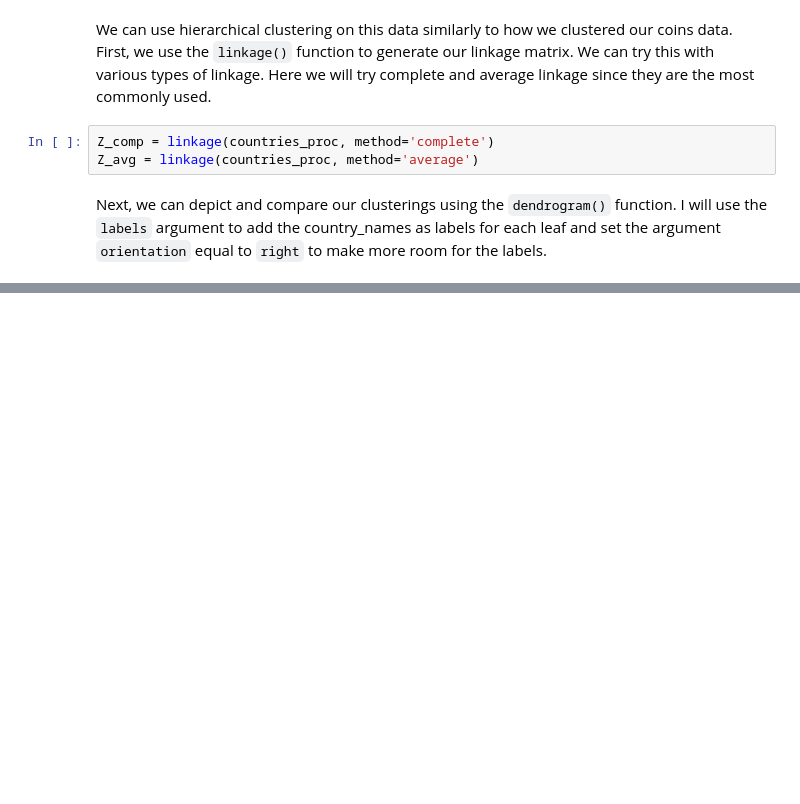
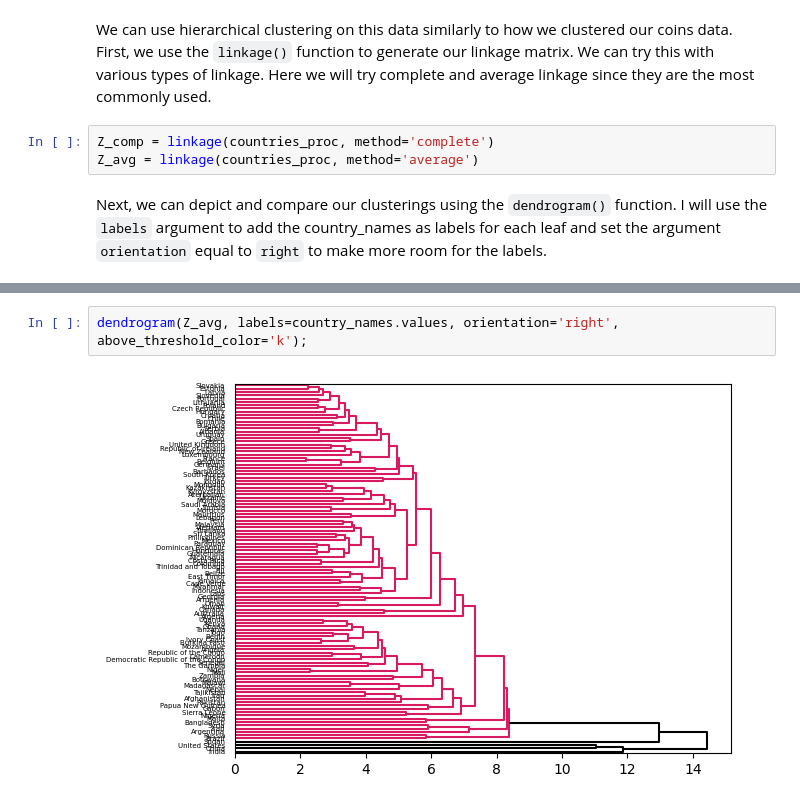
Before and after one commit to uchicago-dsi/textbook-datascience-1, a Jupyter notebook: textbook/26/4/hierarchical_example.ipynb, the cells around one changed output, grey strips where cells are left out. Cells and saved outputs as stored; diff of their text form; blank space fills up the shorter version.

```diff
--- a/textbook/26/4/hierarchical_example.ipynb
+++ b/textbook/26/4/hierarchical_example.ipynb
@@ -175,0 +219,4 @@ time
+# %%
+dendrogram(Z_avg, labels=country_names.values, orientation='right', above_threshold_color='k');
+# %% [output]
+[figure, added]
```
Also changed, not shown: parts of 15 cells of this notebook, 1 other file.
